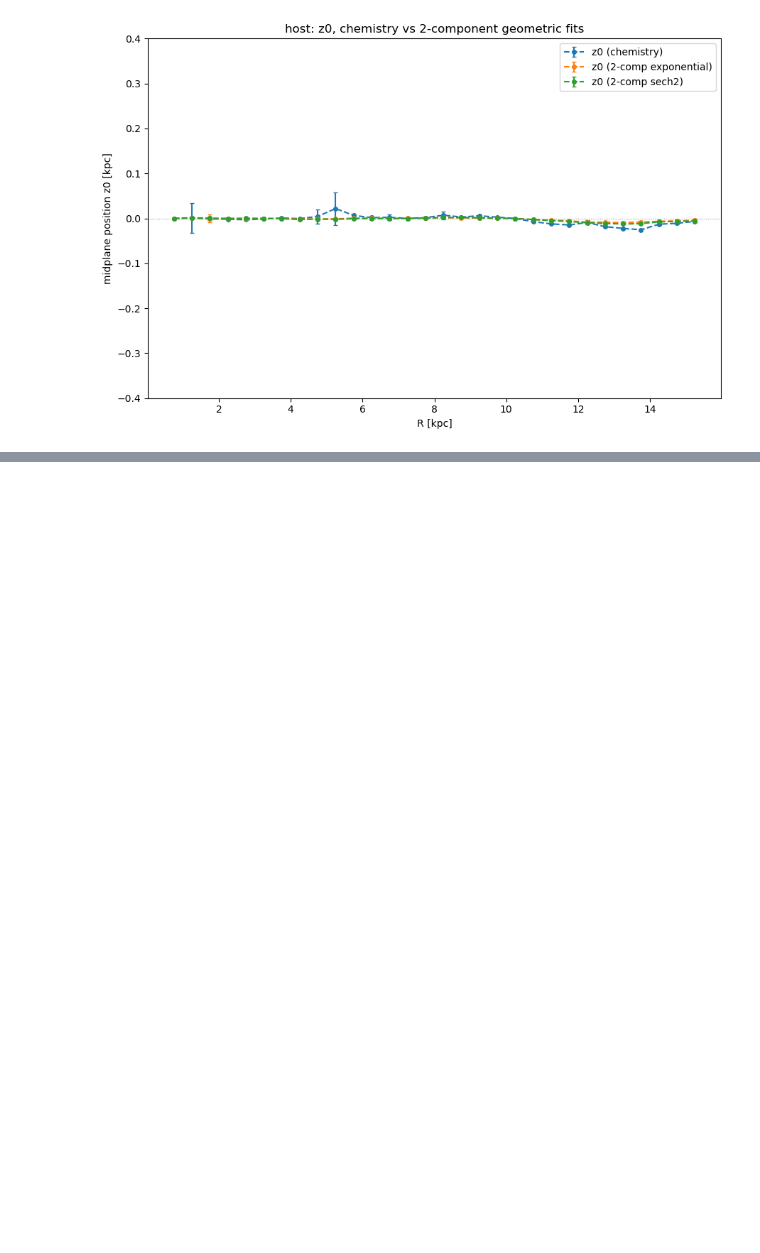
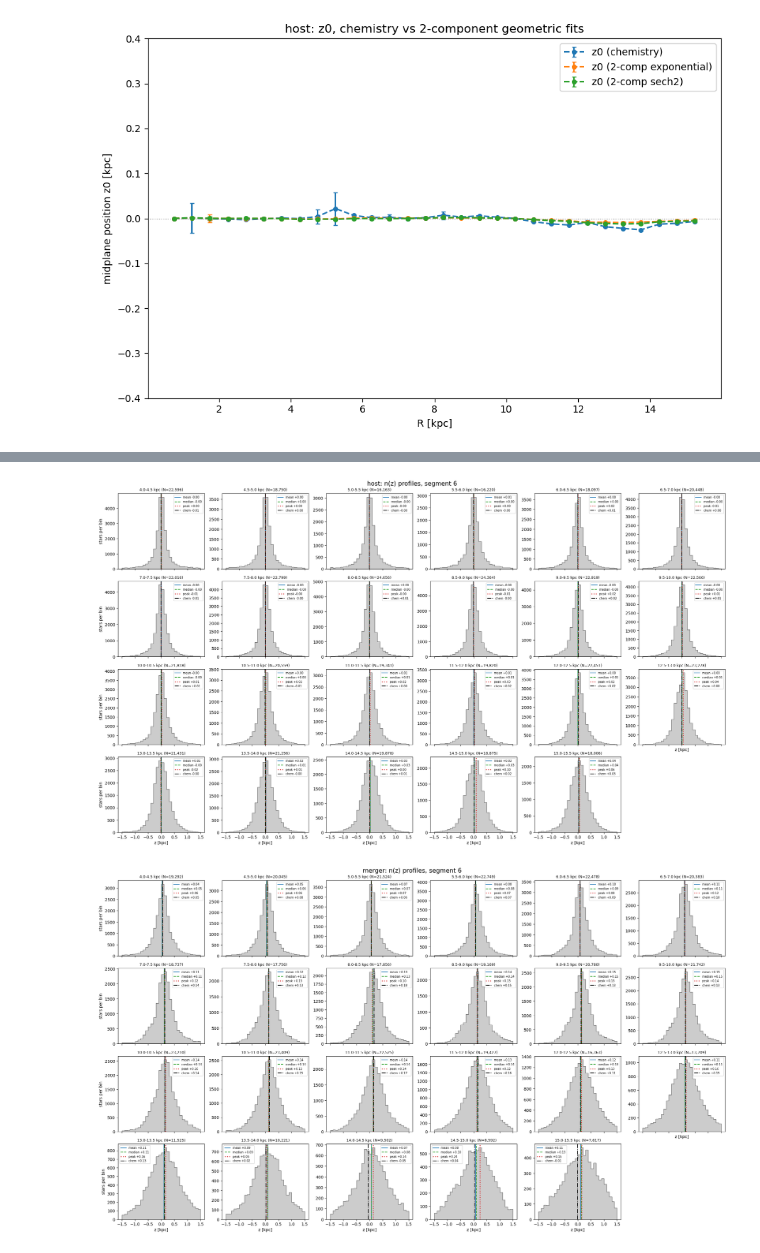
Before and after one commit to emmatasso/Midplane-Project, a Jupyter notebook: notebooks/2sim.ipynb, the cells around one changed output, grey strips where cells are left out. Saved outputs shown, nothing was run; the diff lists cells and outputs as text; code cells hidden in the pictures; blank space fills up the shorter version.

```diff
--- a/notebooks/2sim.ipynb
+++ b/notebooks/2sim.ipynb
@@ -357,0 +679,48 @@ for name, r in radial.items():
+# %%
+def plot_nz_profiles(R_lo=4.0, R_hi=16.0, j_seg=5, n_cols=6):
+    bin_ids = [k for k in range(len(R_edges) - 1)
+               if R_edges[k] >= R_lo - 1e-9 and R_edges[k + 1] <= R_hi + 1e-9]
+    n_rows = int(np.ceil(len(bin_ids) / n_cols))
+
+    for name in ["host", "merger"]:
+        d = prepared[name]
+        iR, in_win = _cell_index(d)
+        seg = d["SEG_PLOT_heat"][j_seg]
+
+        fig, axes = plt.subplots(n_rows, n_cols, figsize=(3.6 * n_cols, 3.2 * n_rows),
+                                 sharex=True, squeeze=False)
+        fig.suptitle(f"{name}: n(z) profiles, segment {j_seg + 1}", fontsize=15)
+        for ax in axes.ravel():
+            ax.set_visible(False)
+
+        for idx, k in enumerate(bin_ids):
+            ax = axes.ravel()[idx]
+            ax.set_visible(True)
+            m = in_win & d["segm"][seg] & (iR == k)
+            z = d["z"][m]
+            title = f"{R_edges[k]:.1f}-{R_edges[k + 1]:.1f} kpc"
+            if z.size < minN_seg_total:
+                ax.set_title(f"{title}: N={z.size}, too few", fontsize=9)
+            else:
+                ax.hist(z, bins=z_prof_edges, histtype="stepfilled", color="0.8", edgecolor="0.4")
+                ax.axvline(np.mean(z), color="C0", ls="-", label=f"mean {np.mean(z):+.2f}")
+                ax.axvline(np.median(z), color="C2", ls="--", label=f"median {np.median(z):+.2f}")
+                pk = dens[name]["peak"][k, j_seg]
+                if np.isfinite(pk):
+                    ax.axvline(pk, color="C3", ls=":", lw=2, label=f"peak {pk:+.2f}")
+                zc = z0_summary[name]["z0_med"][k, j_seg]
+                if np.isfinite(zc):
+                    ax.axvline(zc, color="k", ls="-.", label=f"chem {zc:+.2f}")
+                ax.set_title(f"{title} (N={z.size:,})", fontsize=9)
+                ax.legend(fontsize=7)
+            if idx // n_cols == n_rows - 1 or idx + n_cols >= len(bin_ids):
+                ax.set_xlabel("z [kpc]")
+            if idx % n_cols == 0:
+                ax.set_ylabel("stars per bin")
+        plt.tight_layout()
+        plt.show()
+
+plot_nz_profiles()
+# %% [output]
+[figure, added]
+[figure, added]
```
Also changed, not shown: parts of 3 cells of this notebook, 7 other files.
